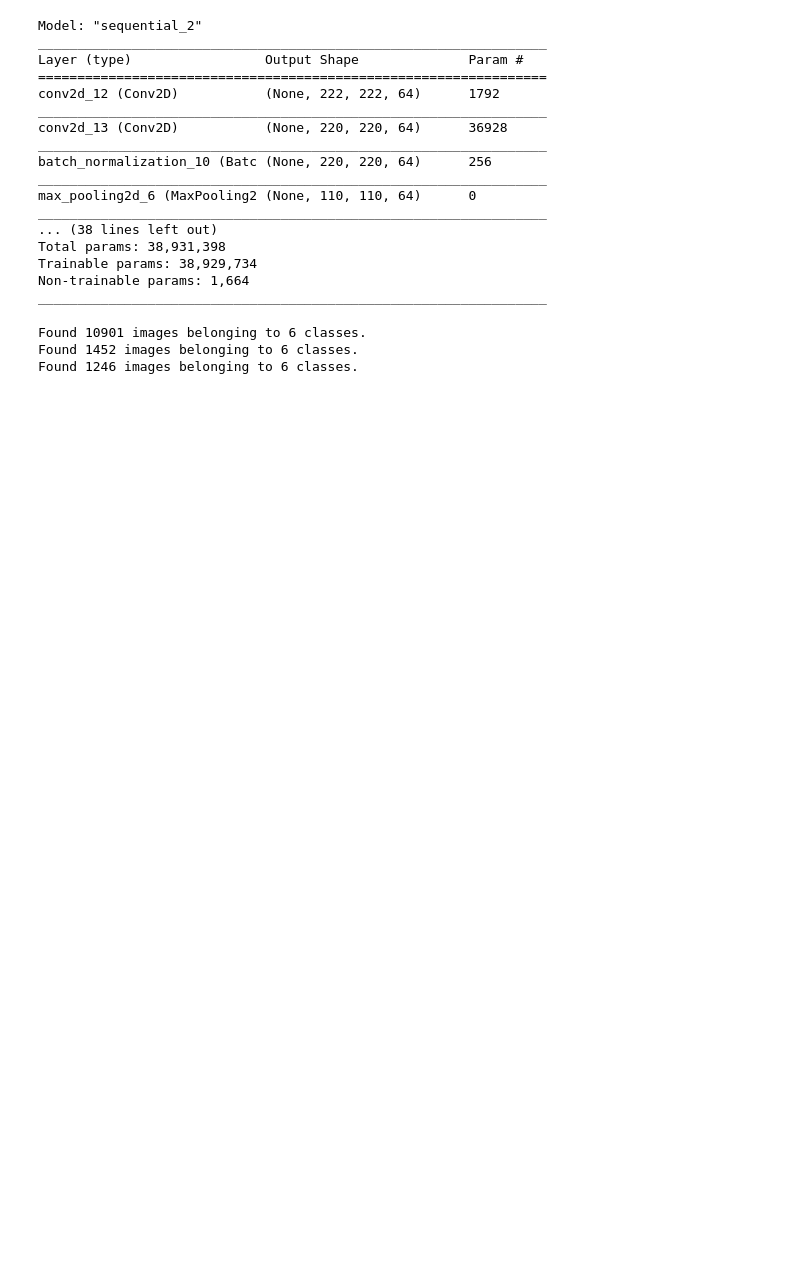
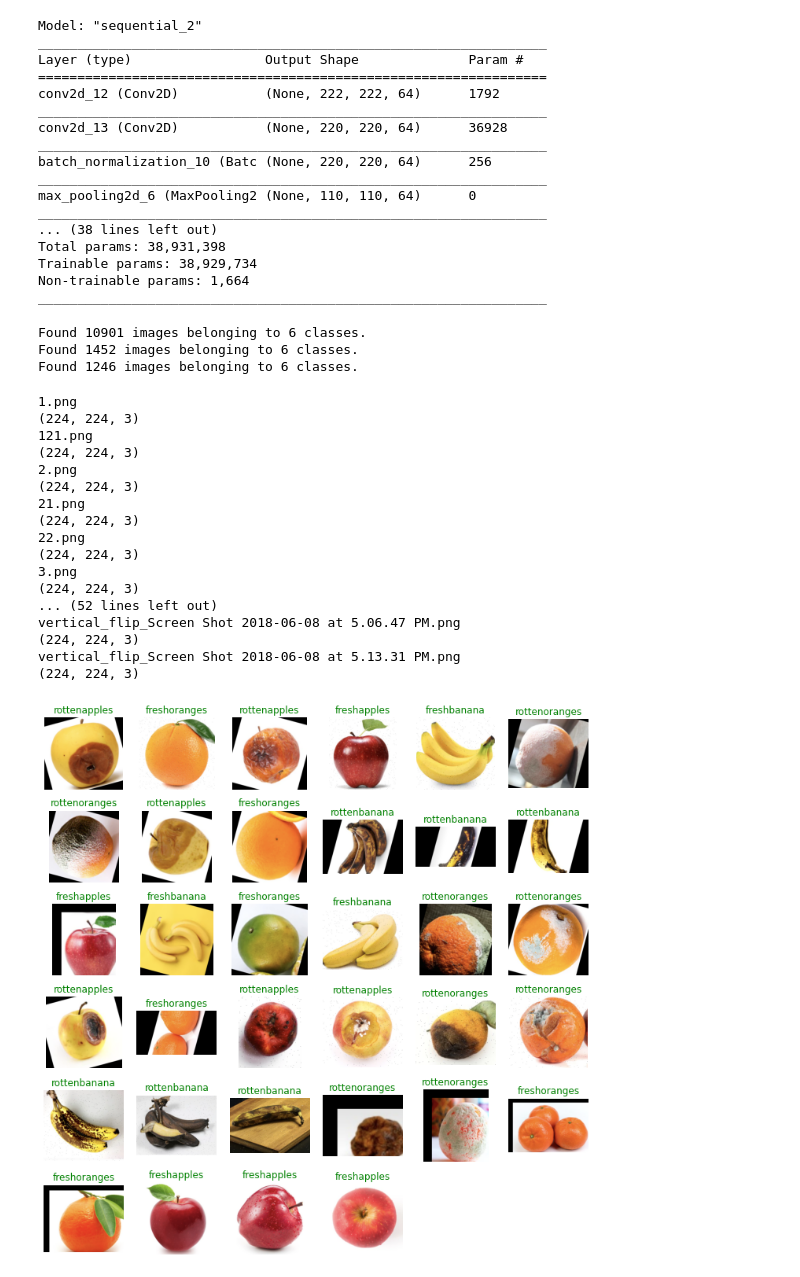
Before and after one commit to pariyaaf/FruitDiseaseDetection-pariya, a Jupyter notebook: check.ipynb, the cells around one changed output. Saved outputs shown, nothing was run; the diff lists cells and outputs as text; code cells hidden in the pictures; blank space fills up the shorter version.

Commit message:
test model in test dataset and new image

```diff
--- a/check.ipynb
+++ b/check.ipynb
@@ -69,3 +71,82 @@ target_size=input_target,
 Found 10901 images belonging to 6 classes.
 Found 1452 images belonging to 6 classes.
 Found 1246 images belonging to 6 classes.
+# %%
+
+class_labels = {
+    0: 'freshapples',
+    1: 'freshbanana',
+    2: 'freshoranges',
+    3: 'rottenapples',
+    4: 'rottenbanana',
+    5: 'rottenoranges'
+}
+
+folder_path = r"E:\projectDataset\tZoghi\db6\testFinal"
+
+image_files = [f for f in os.listdir(folder_path) if os.path.isfile(os.path.join(folder_path, f))]
+
+image_paths = []
+predictions = []
+correctness = []
+
+for image_file in image_files:
+    print(image_file)
+    image_path = os.path.join(folder_path, image_file)
+    image = Image.open(image_path)
+
+    input_size = (224, 224)
+    image = image.resize(input_size)
+    image = np.array(image) / 255.0
+    print(image.shape)
+    image = np.expand_dims(image, axis=0)
+
+    prediction = model.predict(image)
+
+    predicted_classes = np.argmax(prediction, axis=1)
+    predicted_class_labels = [class_labels[class_index] for class_index in predicted_classes]
+
+    ground_truth_label = image_file.split('_')[0]
+    correct = ground_truth_label == class_labels[predicted_classes[0]]
+
+    image_paths.append(image_path)
+    predictions.append(predicted_class_labels)
+    correctness.append(correct)
+
+num_images = len(image_paths)
+rows = int(np.ceil(np.sqrt(num_images)))
+cols = int(np.ceil(num_images / rows))
+
+fig = plt.figure(figsize=(10, 10))
+
+for i in range(num_images):
+    image = Image.open(image_paths[i])
+
+    ax = fig.add_subplot(rows, cols, i + 1)
+    ax.imshow(image)
+    ax.axis('off')
+
+    title_color = 'green'
+    ax.set_title(predictions[i][0], color=title_color)
+
+plt.tight_layout()
+plt.show()
+# %% [output]
+1.png
+(224, 224, 3)
+121.png
+(224, 224, 3)
+2.png
+(224, 224, 3)
+21.png
+(224, 224, 3)
+22.png
+(224, 224, 3)
+3.png
+(224, 224, 3)
+... (52 lines left out)
+vertical_flip_Screen Shot 2018-06-08 at 5.06.47 PM.png
+(224, 224, 3)
+vertical_flip_Screen Shot 2018-06-08 at 5.13.31 PM.png
+(224, 224, 3)
+[figure, added]
```
Also changed, not shown: parts of 4 cells of this notebook.
